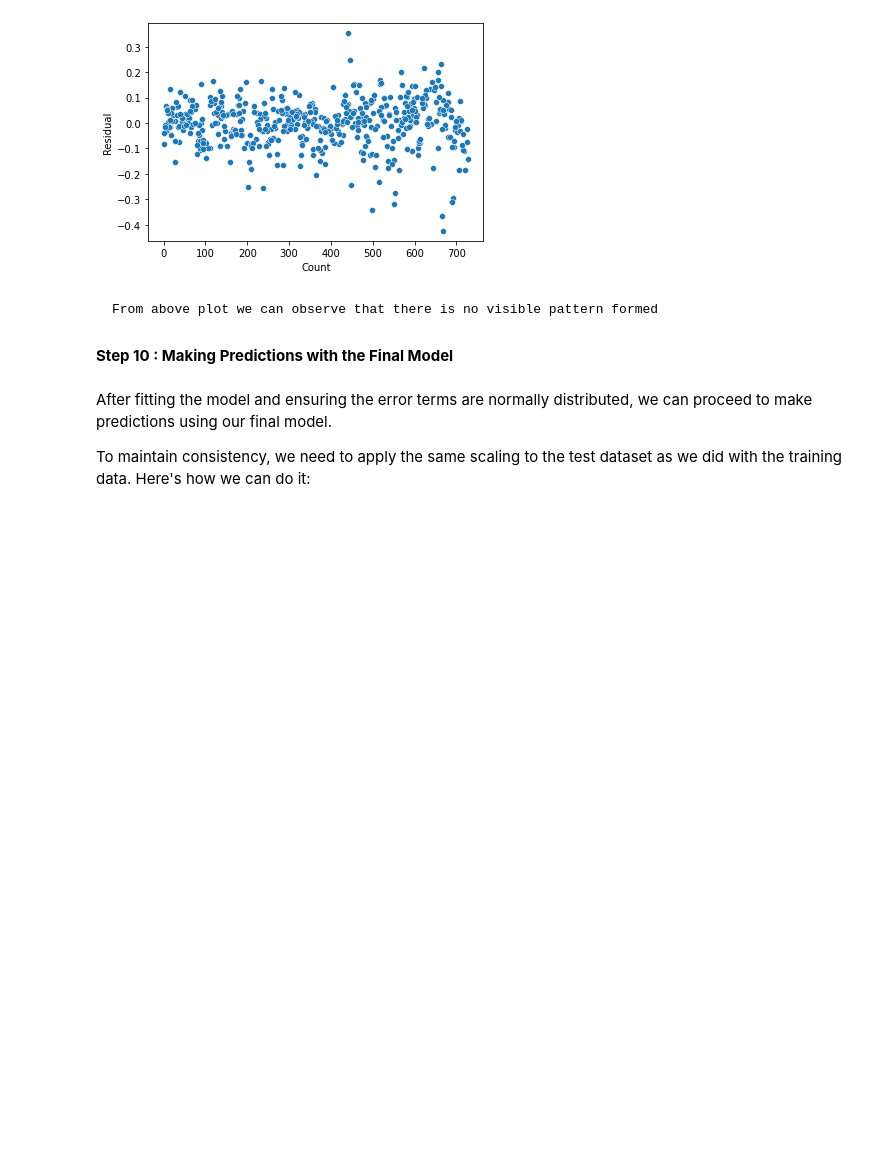
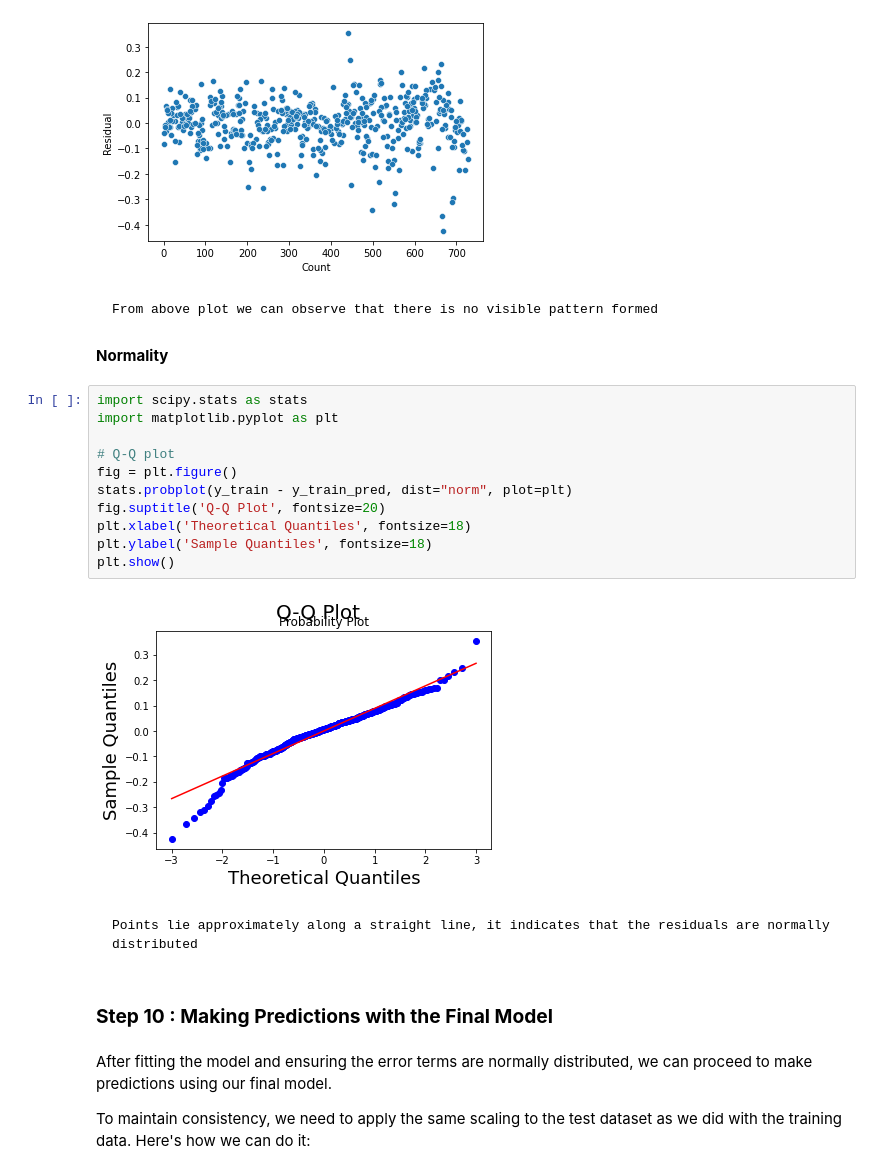
Before and after one commit to Pookam90/Linear-Regression-Bike-Sharing-Assignment, a Jupyter notebook: bike_lending_assignment_pooja.ipynb, the cells around one changed output. Drawn from its saved outputs; the diff is of its cells as text; blank space fills up the shorter version.

````diff
--- a/bike_lending_assignment_pooja.ipynb
+++ b/bike_lending_assignment_pooja.ipynb
@@ -887,8 +887,27 @@ plt.show()
 ```
 From above plot we can observe that there is no visible pattern formed
 ```
+# %% [markdown]
+**Normality**
+# %%
+import scipy.stats as stats
+import matplotlib.pyplot as plt
+
+# Q-Q plot
+fig = plt.figure()
+stats.probplot(y_train - y_train_pred, dist="norm", plot=plt)
+fig.suptitle('Q-Q Plot', fontsize=20)
+plt.xlabel('Theoretical Quantiles', fontsize=18)
+plt.ylabel('Sample Quantiles', fontsize=18)
+plt.show()
+# %% [output]
+[figure, added]
+# %% [markdown]
+```
+Points lie approximately along a straight line, it indicates that the residuals are normally distributed
+```
 # %% [markdown]
-**Step 10 : Making Predictions with the Final Model**
+### **Step 10 : Making Predictions with the Final Model**
 # %% [markdown]
 After fitting the model and ensuring the error terms are normally distributed, we can proceed to make predictions using our final model.
 
````
